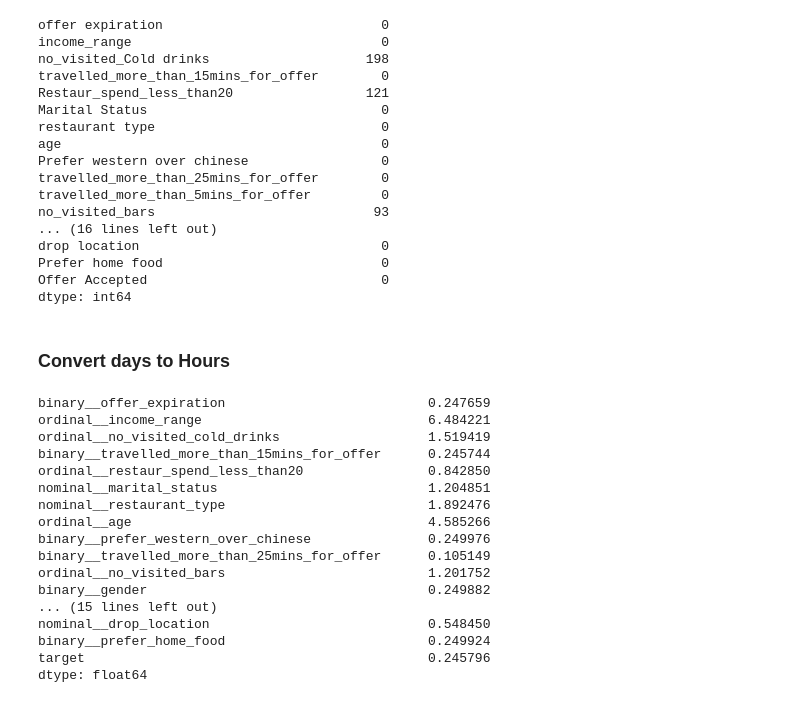
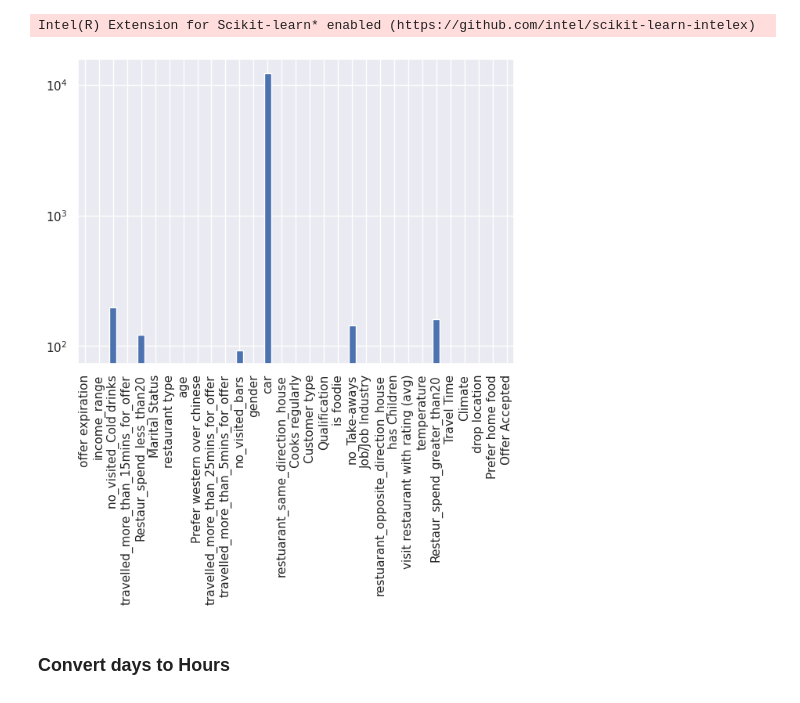
Before and after one commit to risan-raja/msiit, a Jupyter notebook: risan-raja-marketing-strategy-submission-sep-2022.ipynb, the cells around one changed output. Saved outputs shown, nothing was run; the diff lists cells and outputs as text; code cells hidden in the pictures.

```diff
--- a/risan-raja-marketing-strategy-submission-sep-2022.ipynb
+++ b/risan-raja-marketing-strategy-submission-sep-2022.ipynb
@@ -79,7 +79,7 @@ from imblearn.over_sampling import (
     BorderlineSMOTE,
     KMeansSMOTE,
 )
-
+%matplotlib inline
 plt.style.use("fivethirtyeight")
 
 import seaborn as sns
@@ -98,28 +98,34 @@ if "mlop3n/Pycharm" in cwd or 'u164131' in cwd:
     DATA_INPUT = 'kaggle/input/marketing-strategy-personalised-offer/'
     DATA_OUTPUT = 'kaggle/working/'
 CACHE = Memory(DATA_OUTPUT + 'joblib', verbose=0)
+patch_sklearn()
+def gen_train_test(X, y, test_size):
+    X_train, X_test, y_train, y_test = train_test_split(
+        X, y, test_size=test_size, stratify=y, random_state=10
+    )
+    return X_train, X_test, y_train, y_test
+
+def quick_test(X):
+    clfs = [
+        RandomForestClassifier(class_weight="balanced_subsample", random_state=42),
+        DecisionTreeClassifier(class_weight="balanced", random_state=42),
+        HistGradientBoostingClassifier(random_state=42),
+        LogisticRegressionCV(max_iter=10000, class_weight="balanced", random_state=42),
+    ]
+    y = raw_data.target
+    X_train, X_test, y_train, y_test = gen_train_test(X, y, test_size=0.5)
+    for clf in clfs:
+        y_pred = clf.fit(X_train, y_train).predict(X_test)
+        score = f1_score(y_test, y_pred, average="macro")
+        print(f"{clf.__class__.__name__} :: {score}")
+# %% [output]
+Intel(R) Extension for Scikit-learn* enabled (https://github.com/intel/scikit-learn-intelex)
 # %%
 data  = pd.read_csv(DATA_INPUT + 'train_data.csv')
 eval_data = pd.read_csv(DATA_INPUT + 'test_data.csv')
-data.isna().sum()
+_ = data.isna().sum().plot(kind='bar',rot=90,logy=True)
 # %% [output]
-offer expiration                            0
-income_range                                0
-no_visited_Cold drinks                    198
-travelled_more_than_15mins_for_offer        0
-Restaur_spend_less_than20                 121
-Marital Status                              0
-restaurant type                             0
-age                                         0
-Prefer western over chinese                 0
-travelled_more_than_25mins_for_offer        0
-travelled_more_than_5mins_for_offer         0
-no_visited_bars                            93
-... (16 lines left out)
-drop location                               0
-Prefer home food                            0
-Offer Accepted                              0
-dtype: int64
+[figure, added]
 # %% [markdown]
 ### Convert days to Hours
 # %%
@@ -363,24 +369,3 @@ eval_data.loc[:,:] = eval_data_enc
 data = data.astype(np.uint32)
 eval_data = eval_data.astype(np.uint32)
 save_data()
-# %%
-# _ = data.plot(kind='hist',subplots=True,layout=(10,3), figsize=(10,15),sharex=False,bins=25)
-data.var()
-# %% [output]
-binary__offer_expiration                          0.247659
-ordinal__income_range                             6.484221
-ordinal__no_visited_cold_drinks                   1.519419
-binary__travelled_more_than_15mins_for_offer      0.245744
-ordinal__restaur_spend_less_than20                0.842850
-nominal__marital_status                           1.204851
-nominal__restaurant_type                          1.892476
-ordinal__age                                      4.585266
-binary__prefer_western_over_chinese               0.249976
-binary__travelled_more_than_25mins_for_offer      0.105149
-ordinal__no_visited_bars                          1.201752
-binary__gender                                    0.249882
-... (15 lines left out)
-nominal__drop_location                            0.548450
-binary__prefer_home_food                          0.249924
-target                                            0.245796
-dtype: float64
```
Also changed, not shown: parts of 14 cells of this notebook, 1 other file.
